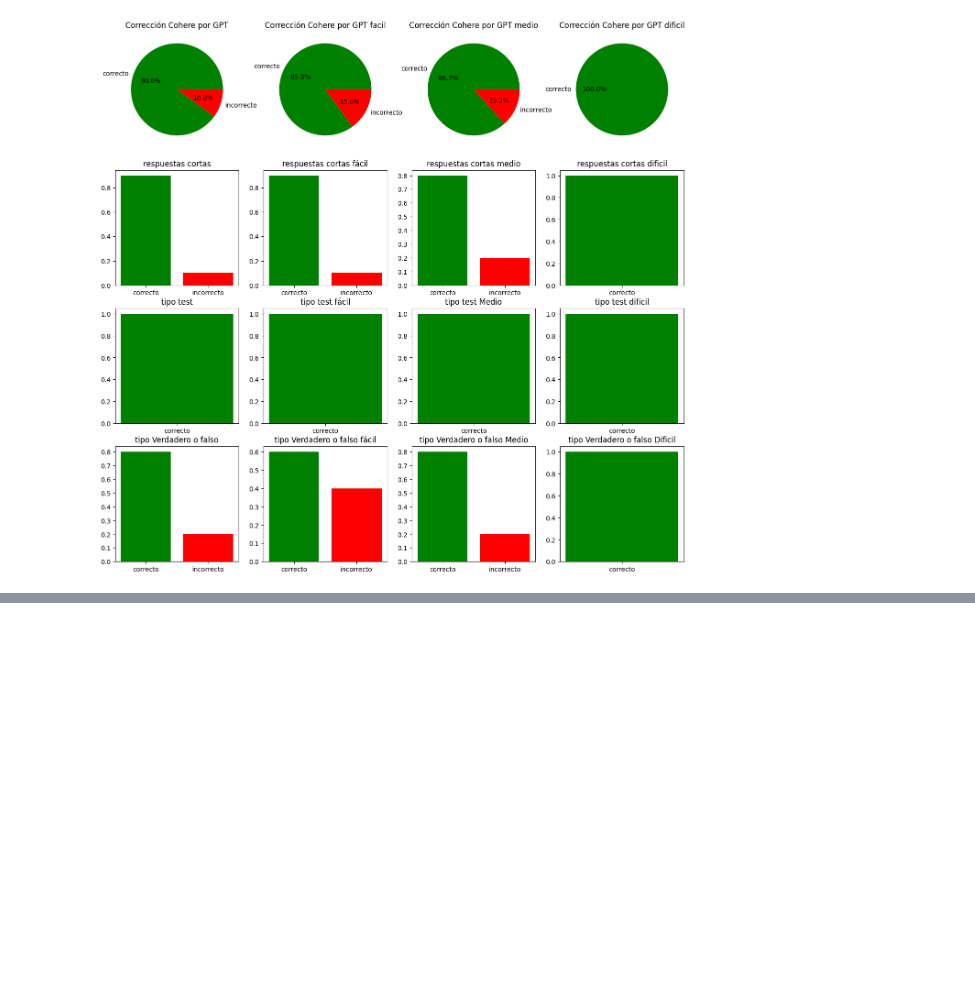
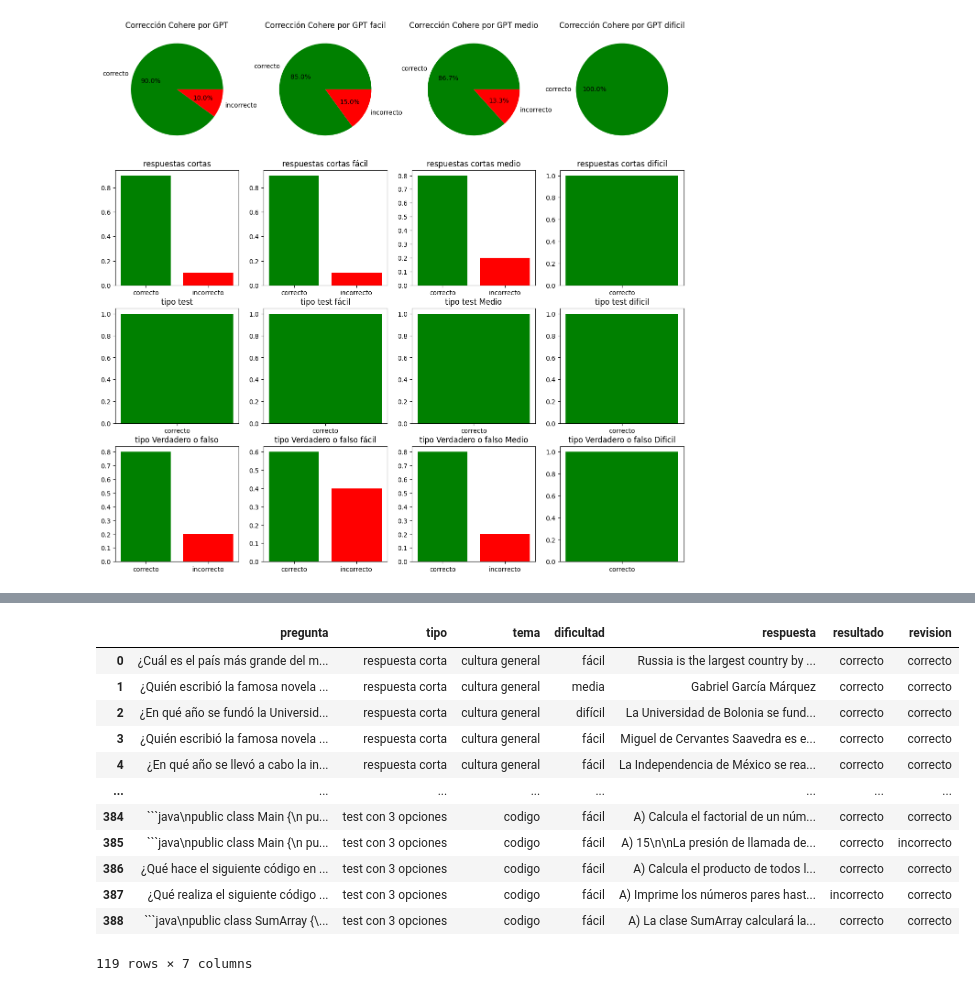
Before and after one commit to JAVI-8/TFG, a Jupyter notebook: Proyecto Prueba/estadisticas.ipynb, the cells around one changed output, grey strips where cells are left out. Saved outputs shown, nothing was run; the diff lists cells and outputs as text; code cells hidden in the pictures; blank space fills up the shorter version.

Commit message:
codigo estadisticas

````diff
--- a/Proyecto Prueba/estadisticas.ipynb
+++ b/Proyecto Prueba/estadisticas.ipynb
@@ -211,0 +411,16 @@ plt.show()
+# %%
+revisiones
+# %% [output]
+|  | pregunta | tipo | tema | dificultad | respuesta | resultado | revision |
+| 0 | ¿Cuál es el país más grande del m... | respuesta corta | cultura general | fácil | Russia is the largest country by ... | correcto | correcto |
+| 1 | ¿Quién escribió la famosa novela ... | respuesta corta | cultura general | media | Gabriel García Márquez | correcto | correcto |
+| 2 | ¿En qué año se fundó la Universid... | respuesta corta | cultura general | difícil | La Universidad de Bolonia se fund... | correcto | correcto |
+| 3 | ¿Quién escribió la famosa novela ... | respuesta corta | cultura general | fácil | Miguel de Cervantes Saavedra es e... | correcto | correcto |
+| 4 | ¿En qué año se llevó a cabo la in... | respuesta corta | cultura general | fácil | La Independencia de México se rea... | correcto | correcto |
+| ... | ... | ... | ... | ... | ... | ... | ... |
+| 384 | ```java\npublic class Main {\n pu... | test con 3 opciones | codigo | fácil | A) Calcula el factorial de un núm... | correcto | correcto |
+| 385 | ```java\npublic class Main {\n pu... | test con 3 opciones | codigo | fácil | A) 15\n\nLa presión de llamada de... | correcto | incorrecto |
+| 386 | ¿Qué hace el siguiente código en ... | test con 3 opciones | codigo | fácil | A) Calcula el producto de todos l... | correcto | correcto |
+| 387 | ¿Qué realiza el siguiente código ... | test con 3 opciones | codigo | fácil | A) Imprime los números pares hast... | incorrecto | correcto |
+| 388 | ```java\npublic class SumArray {\... | test con 3 opciones | codigo | fácil | A) La clase SumArray calculará la... | correcto | correcto |
+119 rows × 7 columns
````
Also changed, not shown: parts of 4 cells of this notebook, 1 other file.
